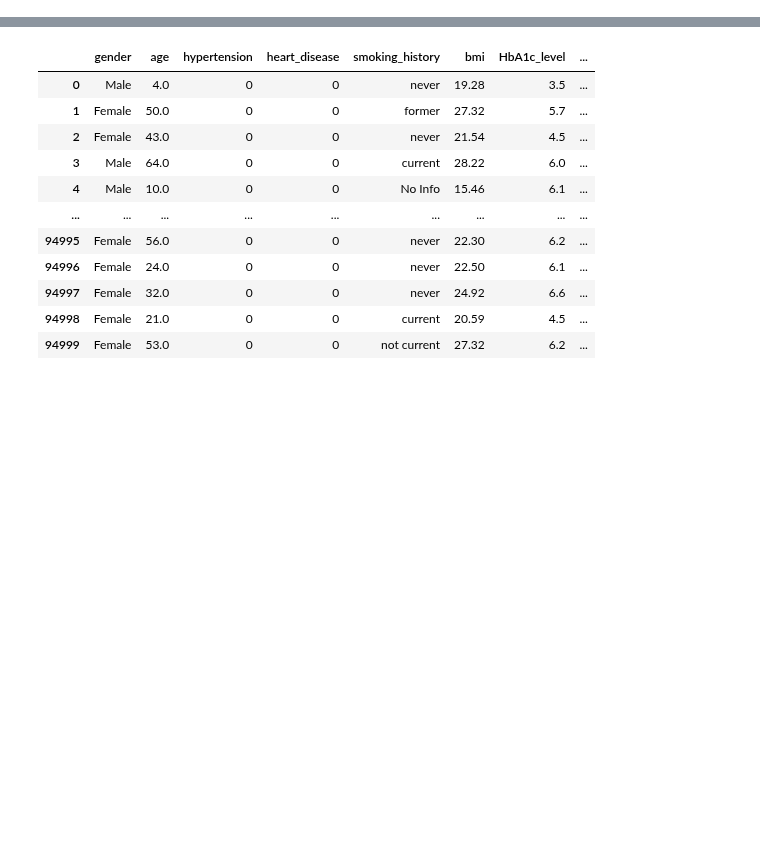
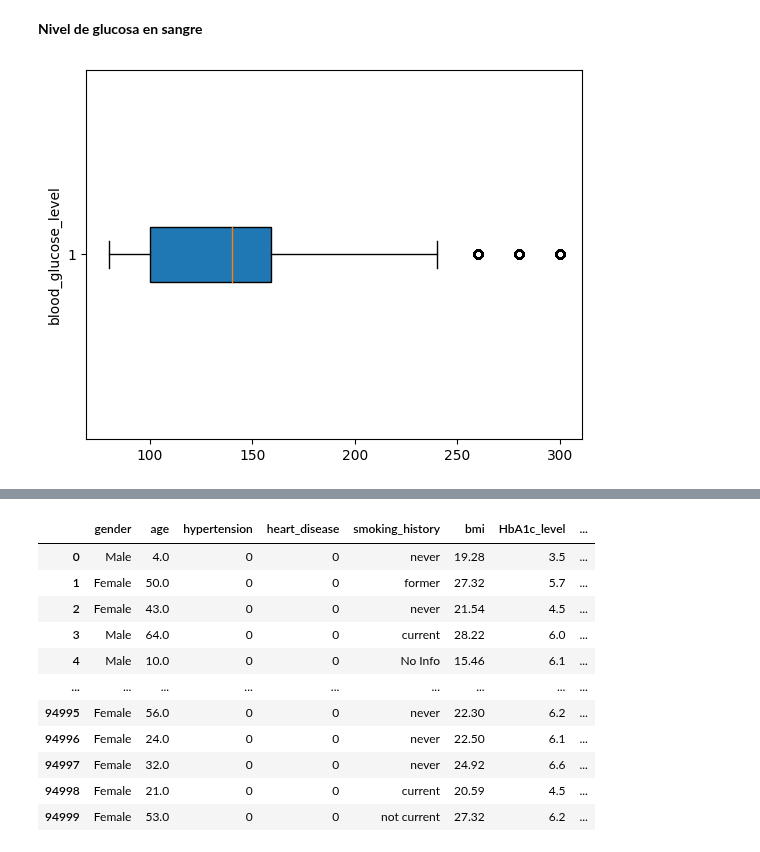
Before and after one commit to josezerda/DiploDatos2024, a Jupyter notebook: 04_AprendizajeSupervisado/Práctico/TP_Competencia_Kaggle_Grupo1.ipynb, the cells around one changed output, grey strips where cells are left out. Saved outputs shown, nothing was run; the diff lists cells and outputs as text; code cells hidden in the pictures; blank space fills up the shorter version.

```diff
--- a/04_AprendizajeSupervisado/Práctico/TP_Competencia_Kaggle_Grupo1.ipynb
+++ b/04_AprendizajeSupervisado/Práctico/TP_Competencia_Kaggle_Grupo1.ipynb
@@ -8,0 +201,8 @@ from sklearn.metrics import classification_report, roc_auc_score
+# %% [markdown]
+**Nivel de glucosa en sangre**
+# %%
+plt.boxplot(train_df['blood_glucose_level'],vert= False, patch_artist=True)
+plt.ylabel('blood_glucose_level')
+plt.show()
+# %% [output]
+[figure, added]
```
Also changed, not shown: parts of 101 cells of this notebook.
